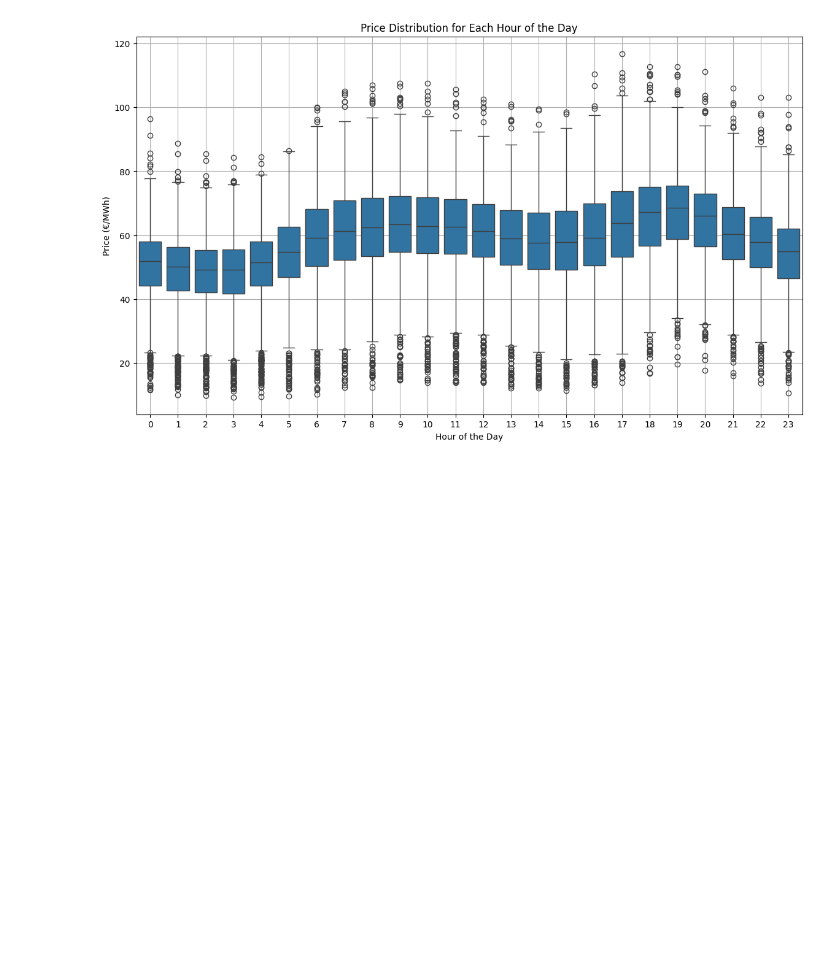
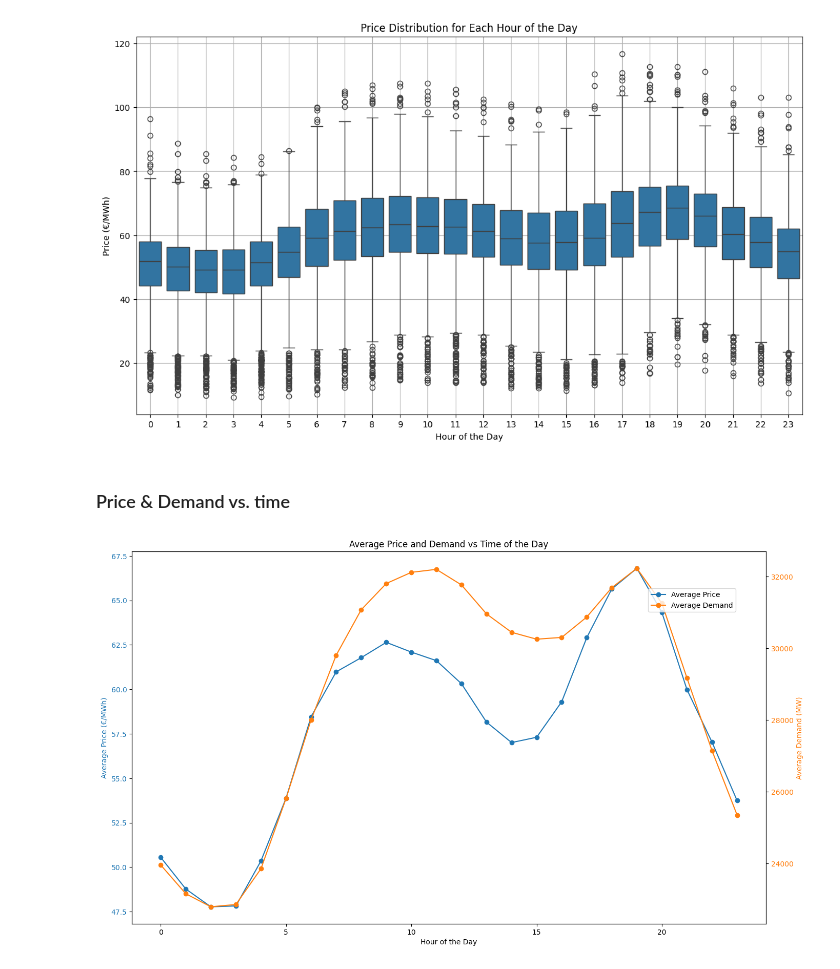
Before and after one commit to SheidaMajidi/energy_consumption, a Jupyter notebook: EDA/eda.ipynb, the cells around one changed output. Cells and saved outputs as stored; diff of their text form; code cells hidden in the pictures; blank space fills up the shorter version.

Commit message:
demand & price vs time added

```diff
--- a/EDA/eda.ipynb
+++ b/EDA/eda.ipynb
@@ -387,3 +387,32 @@ plt.grid(True)
 plt.show()
 # %% [output]
 [figure]
+# %% [markdown]
+### Price & Demand vs. time
+# %%
+# average price and demand for each hour of the day
+hourly_data = data.groupby('hour').agg({'price actual': 'mean', 'total load actual': 'mean'}).reset_index()
+
+
+fig, ax1 = plt.subplots(figsize=(14, 8))
+
+color = 'tab:blue'
+ax1.set_xlabel('Hour of the Day')
+ax1.set_ylabel('Average Price (€/MWh)', color=color)
+ax1.plot(hourly_data['hour'], hourly_data['price actual'], color=color, marker='o', label='Average Price')
+ax1.tick_params(axis='y', labelcolor=color)
+
+ax2 = ax1.twinx()
+
+color = 'tab:orange'
+ax2.set_ylabel('Average Demand (MW)', color=color)
+ax2.plot(hourly_data['hour'], hourly_data['total load actual'], color=color, marker='o', label='Average Demand')
+ax2.tick_params(axis='y', labelcolor=color)
+
+fig.tight_layout()
+plt.title('Average Price and Demand vs Time of the Day')
+fig.legend(loc='upper right', bbox_to_anchor=(0.9, 0.9))
+
+plt.show()
+# %% [output]
+[figure, added]
```
